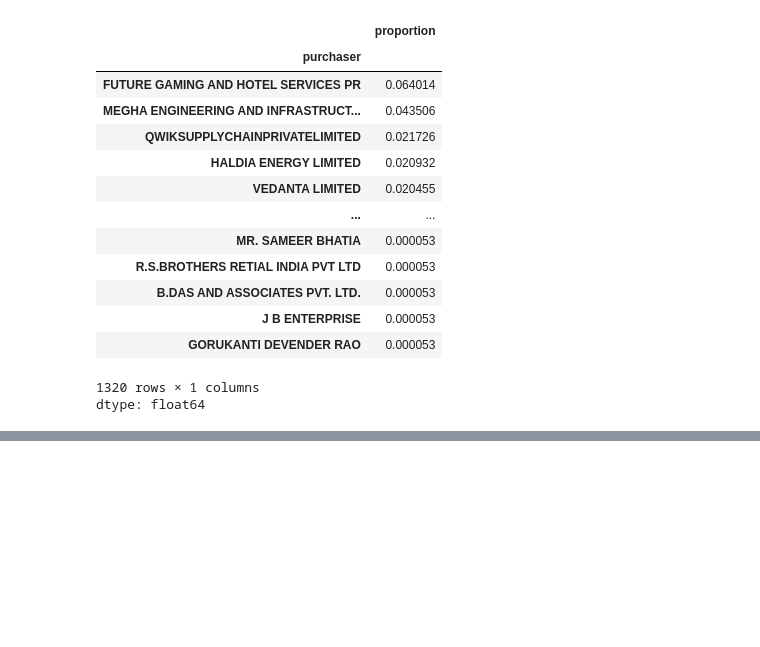
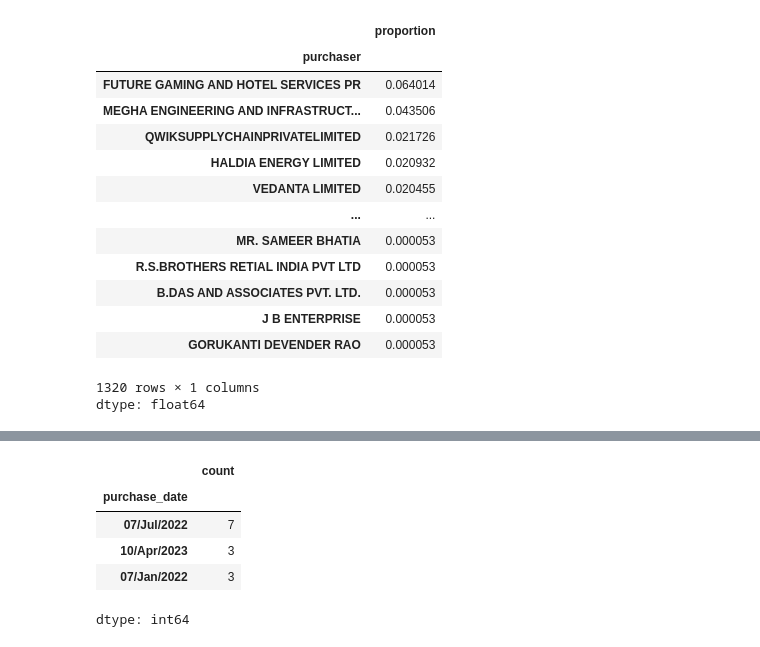
Before and after one commit to ROHIT318/python-practice, a Jupyter notebook: learn_pandas.ipynb, the cells around one changed output, grey strips where cells are left out. Drawn from its saved outputs; the diff is of its cells as text; code cells hidden in the pictures; blank space fills up the shorter version.

```diff
--- a/learn_pandas.ipynb
+++ b/learn_pandas.ipynb
@@ -77,0 +121,10 @@ dtype: float64
+# %%
+# Accessing data using groupby and than indexing
+purchaser_group['purchase_date'].value_counts().loc['YOGA BUILDERS PVT LTD']
+# %% [output]
+|  | count |
+| purchase_date |  |
+| 07/Jul/2022 | 7 |
+| 10/Apr/2023 | 3 |
+| 07/Jan/2022 | 3 |
+dtype: int64
```
Also changed, not shown: parts of 3 cells of this notebook.
